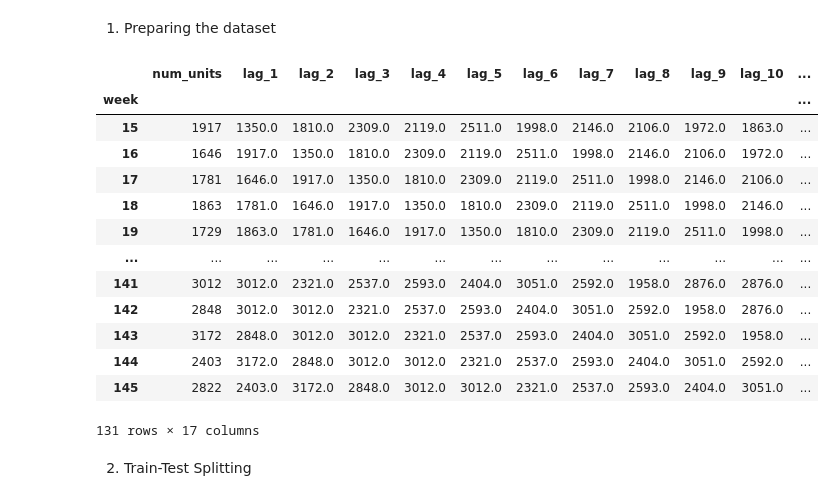
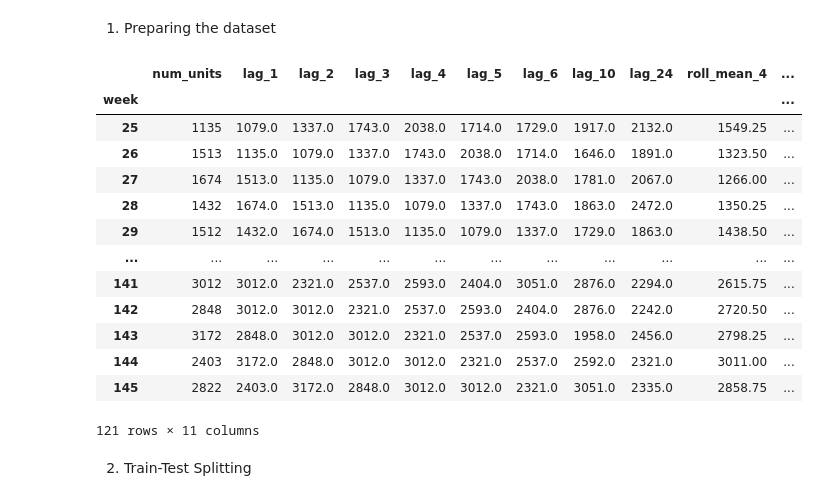
Before and after one commit to AwanRaskall/ml-demand-driven-order-planning, a Jupyter notebook: product_demand_prediction.ipynb, the cells around one changed output. Cells and saved outputs as stored; diff of their text form; code cells hidden in the pictures.

```diff
--- a/product_demand_prediction.ipynb
+++ b/product_demand_prediction.ipynb
@@ -1108,29 +1108,29 @@ Unfortunately, as we can see, adding parameters to take into account seasonality
 # %%
 df_forest = df_work.copy()
 
-for lag in range(1, 15):
+for lag in [1, 2, 3, 4, 5, 6, 10, 24]:
     df_forest[f'lag_{lag}'] = df_forest['num_units'].shift(lag)
 
-df_forest['roll_mean_3']   = df_forest['num_units'].rolling(window=3).mean().shift(1)
-df_forest['roll_std_7']    = df_forest['num_units'].rolling(window=7).std().shift(1)
+df_forest['roll_mean_4'] = df_forest['num_units'].rolling(window = 4).mean().shift(1)
+df_forest['roll_std_8'] = df_forest['num_units'].rolling(window = 8).std().shift(1)
 
 df_forest = df_forest.dropna()
 df_forest
 # %% [output]
-|  | num_units | lag_1 | lag_2 | lag_3 | lag_4 | lag_5 | lag_6 | lag_7 | lag_8 | lag_9 | lag_10 | ... |
-| week |  |  |  |  |  |  |  |  |  |  |  | ... |
-| 15 | 1917 | 1350.0 | 1810.0 | 2309.0 | 2119.0 | 2511.0 | 1998.0 | 2146.0 | 2106.0 | 1972.0 | 1863.0 | ... |
-| 16 | 1646 | 1917.0 | 1350.0 | 1810.0 | 2309.0 | 2119.0 | 2511.0 | 1998.0 | 2146.0 | 2106.0 | 1972.0 | ... |
-| 17 | 1781 | 1646.0 | 1917.0 | 1350.0 | 1810.0 | 2309.0 | 2119.0 | 2511.0 | 1998.0 | 2146.0 | 2106.0 | ... |
-| 18 | 1863 | 1781.0 | 1646.0 | 1917.0 | 1350.0 | 1810.0 | 2309.0 | 2119.0 | 2511.0 | 1998.0 | 2146.0 | ... |
-| 19 | 1729 | 1863.0 | 1781.0 | 1646.0 | 1917.0 | 1350.0 | 1810.0 | 2309.0 | 2119.0 | 2511.0 | 1998.0 | ... |
-| ... | ... | ... | ... | ... | ... | ... | ... | ... | ... | ... | ... | ... |
-| 141 | 3012 | 3012.0 | 2321.0 | 2537.0 | 2593.0 | 2404.0 | 3051.0 | 2592.0 | 1958.0 | 2876.0 | 2876.0 | ... |
-| 142 | 2848 | 3012.0 | 3012.0 | 2321.0 | 2537.0 | 2593.0 | 2404.0 | 3051.0 | 2592.0 | 1958.0 | 2876.0 | ... |
-| 143 | 3172 | 2848.0 | 3012.0 | 3012.0 | 2321.0 | 2537.0 | 2593.0 | 2404.0 | 3051.0 | 2592.0 | 1958.0 | ... |
-| 144 | 2403 | 3172.0 | 2848.0 | 3012.0 | 3012.0 | 2321.0 | 2537.0 | 2593.0 | 2404.0 | 3051.0 | 2592.0 | ... |
-| 145 | 2822 | 2403.0 | 3172.0 | 2848.0 | 3012.0 | 3012.0 | 2321.0 | 2537.0 | 2593.0 | 2404.0 | 3051.0 | ... |
+|  | num_units | lag_1 | lag_2 | lag_3 | lag_4 | lag_5 | lag_6 | lag_10 | lag_24 | roll_mean_4 | ... |
+| week |  |  |  |  |  |  |  |  |  |  | ... |
+| 25 | 1135 | 1079.0 | 1337.0 | 1743.0 | 2038.0 | 1714.0 | 1729.0 | 1917.0 | 2132.0 | 1549.25 | ... |
+| 26 | 1513 | 1135.0 | 1079.0 | 1337.0 | 1743.0 | 2038.0 | 1714.0 | 1646.0 | 1891.0 | 1323.50 | ... |
+| 27 | 1674 | 1513.0 | 1135.0 | 1079.0 | 1337.0 | 1743.0 | 2038.0 | 1781.0 | 2067.0 | 1266.00 | ... |
+| 28 | 1432 | 1674.0 | 1513.0 | 1135.0 | 1079.0 | 1337.0 | 1743.0 | 1863.0 | 2472.0 | 1350.25 | ... |
+| 29 | 1512 | 1432.0 | 1674.0 | 1513.0 | 1135.0 | 1079.0 | 1337.0 | 1729.0 | 1863.0 | 1438.50 | ... |
+| ... | ... | ... | ... | ... | ... | ... | ... | ... | ... | ... | ... |
+| 141 | 3012 | 3012.0 | 2321.0 | 2537.0 | 2593.0 | 2404.0 | 3051.0 | 2876.0 | 2294.0 | 2615.75 | ... |
+| 142 | 2848 | 3012.0 | 3012.0 | 2321.0 | 2537.0 | 2593.0 | 2404.0 | 2876.0 | 2242.0 | 2720.50 | ... |
+| 143 | 3172 | 2848.0 | 3012.0 | 3012.0 | 2321.0 | 2537.0 | 2593.0 | 1958.0 | 2456.0 | 2798.25 | ... |
+| 144 | 2403 | 3172.0 | 2848.0 | 3012.0 | 3012.0 | 2321.0 | 2537.0 | 2592.0 | 2321.0 | 3011.00 | ... |
+| 145 | 2822 | 2403.0 | 3172.0 | 2848.0 | 3012.0 | 3012.0 | 2321.0 | 3051.0 | 2335.0 | 2858.75 | ... |
-131 rows × 17 columns
+121 rows × 11 columns
 # %% [markdown]
 2. Train-Test Splitting
 # %%
```
Also changed, not shown: parts of 2 cells of this notebook.
